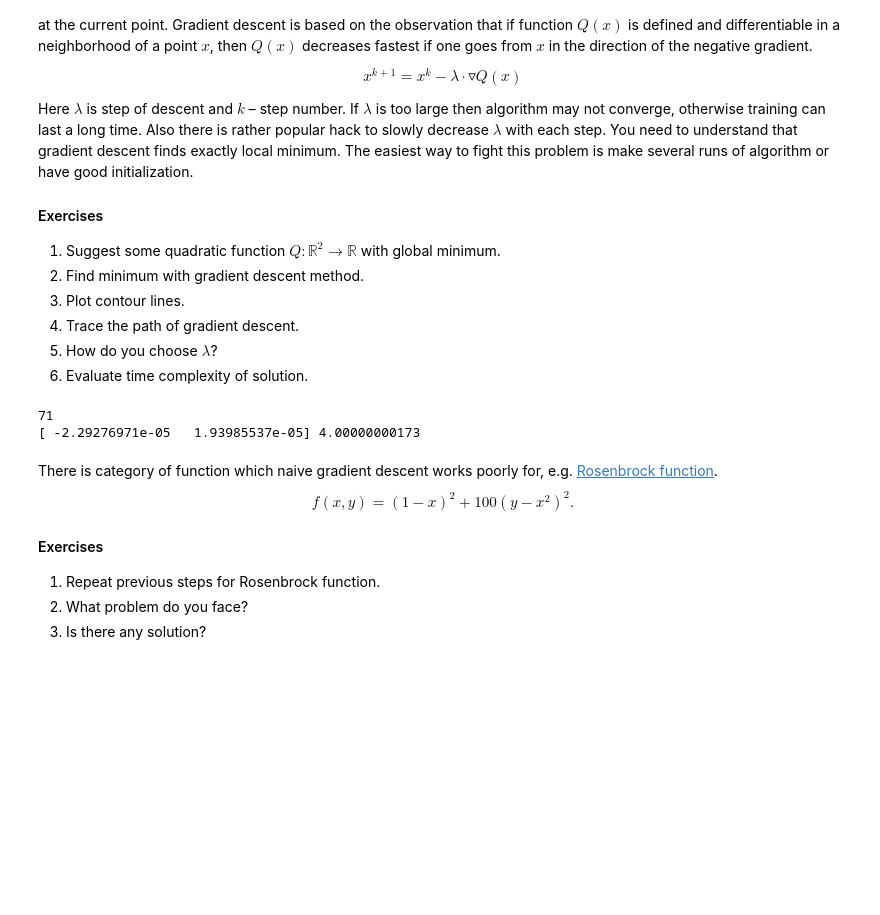
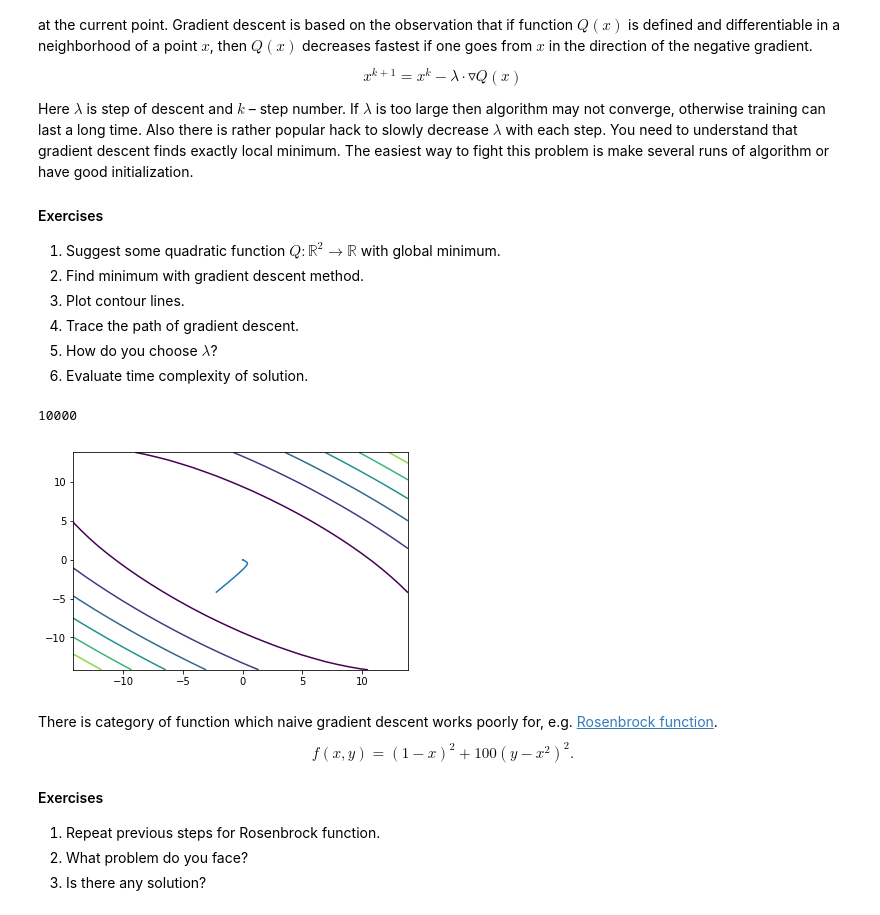
Before and after one commit to max-kuzn/squad, a Jupyter notebook: lab-1.ipynb, the cells around one changed output. Drawn from its saved outputs; the diff is of its cells as text; code cells hidden in the pictures; blank space fills up the shorter version.

```diff
--- a/lab-1.ipynb
+++ b/lab-1.ipynb
@@ -311,32 +316,41 @@ Here $\lambda$ is step of descent and  $k$ – step number. If $\lambda$ is too
 # %%
 #f(x, y) = 7x^2 + 12xy + 9y^2 + 4
 #grad(x, y) = (14x + 12y)dx + (12x + 18y)dy
 
-def f(p):
-    return 7 * p[0]**2 + 12 * p[0] * p[1] + 9 * p[1]**2 + 4
+def my_f(x, y):
+    return np.add(7 * x**2 + 12 * x * y + 9 * y**2, 4)
 
-def f_gradient(p):
-    return np.append(14 * p[0] + 12 * p[1], 12 * p[0] + 18 * p[1])
+def my_f_gradient(x, y):
+    return np.append(14 * x + 12 * y, 12 * x + 18 * y)
 
 def gradient_desent(gradient, lamb=0.06, eps=1e-4, max_count=10000):
-    point = np.random.rand(2) * 10000
+    point = np.add(np.random.rand(2), -0.5) * 10
     steps = np.array(point).reshape((1, 2))
-    grad = gradient(point)
-    count = 0
+    grad = gradient(point[0], point[1])
+    count = 1
     while (any(abs(grad) > eps) and count < max_count):
         count += 1
-        point -= lamb * grad
+        point -= lamb * grad / np.max(np.abs(grad))
         steps = np.append(steps, point.reshape((1, 2)), axis=0)
-        grad = gradient(point)
-    print(count)
+        grad = gradient(point[0], point[1])
     return steps
 
-steps = gradient_desent(f_gradient)
-point = steps[len(steps) - 1]
-print(point, f(point))
+def draw_lines(f, steps):
+    area = min(np.max(np.abs(steps)), 1000)
+    x = np.arange(-area - 10, area + 10, 1)
+    y = np.arange(-area - 10, area + 10, 1)
+    x, y = np.meshgrid(x, y)
+    z = f(x, y)
+    plt.contour(x, y, z)
+    plt.plot(steps[:, 0], steps[:, 1])
+    plt.show()
+
+steps = gradient_desent(my_f_gradient, lamb=0.007)
+print(len(steps))
+draw_lines(my_f, steps)
 # %% [output]
-71
-[ -2.29276971e-05   1.93985537e-05] 4.00000000173
+10000
+[figure, added]
 # %% [markdown]
 There is category of function which naive gradient descent works poorly for, e.g. [Rosenbrock function](https://en.wikipedia.org/wiki/Rosenbrock_function).
 $$f(x, y) = (1-x)^2 + 100(y-x^2)^2.$$
```
Also changed, not shown: parts of 8 cells of this notebook.
